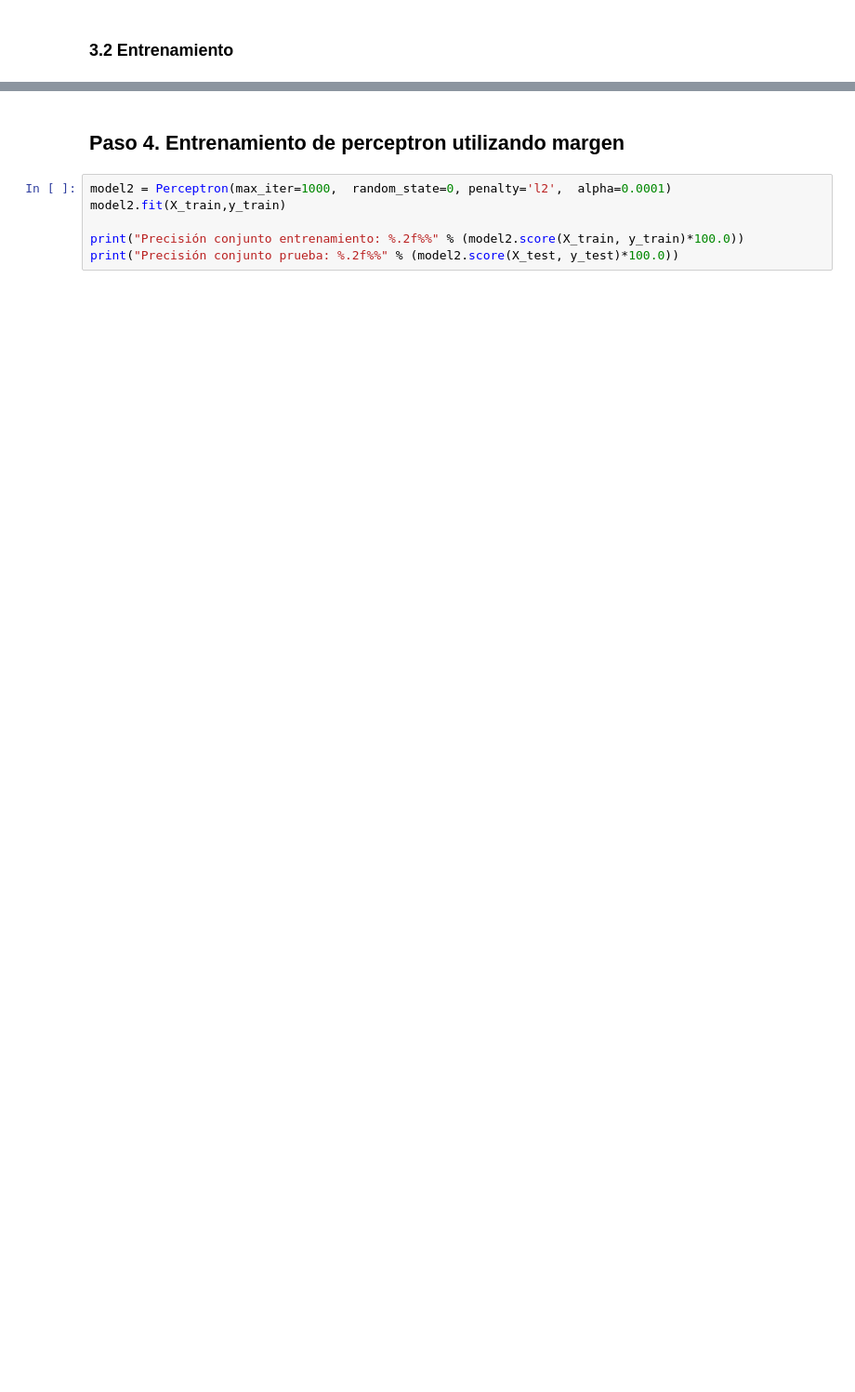
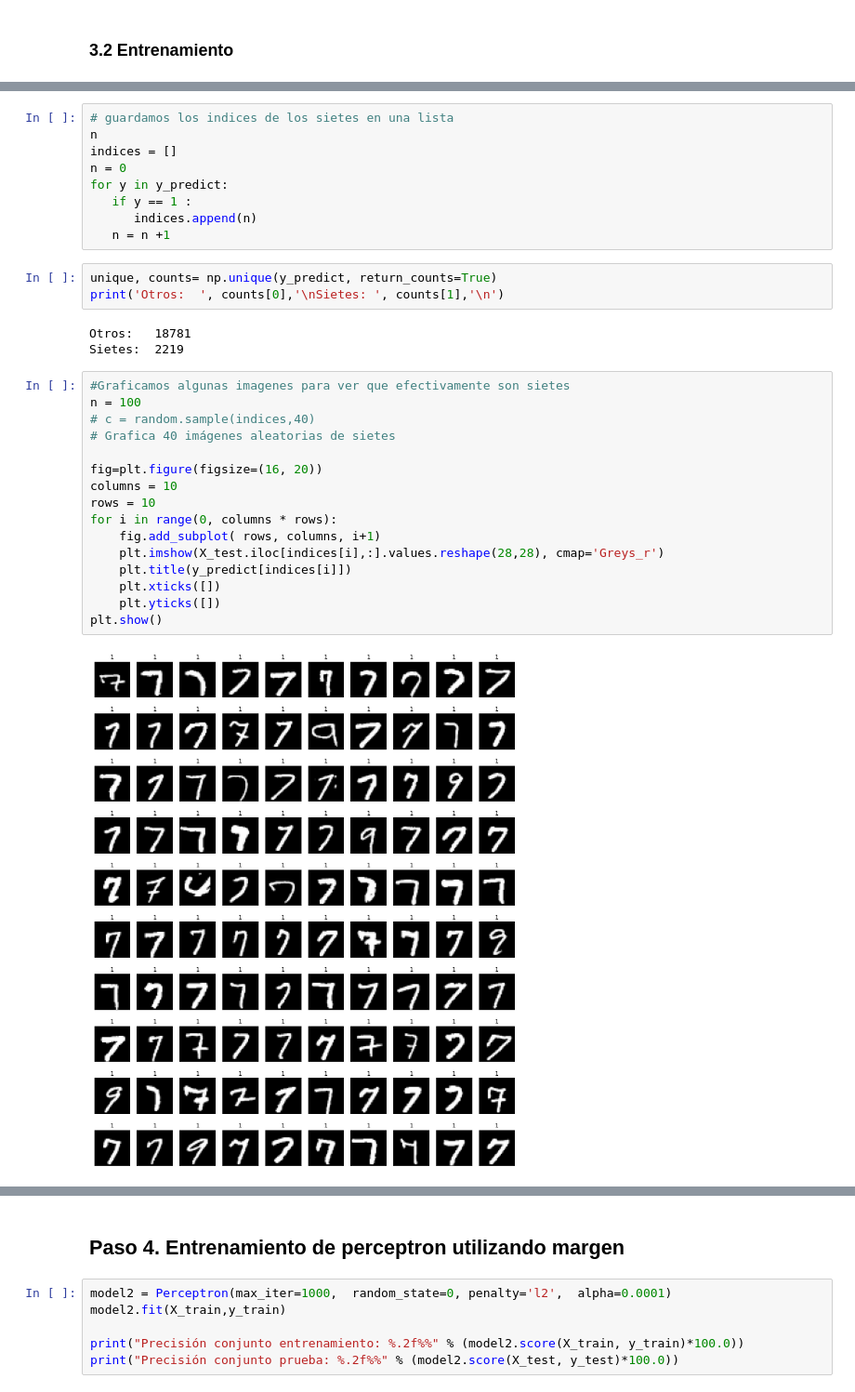
Before and after one commit to Chanito/mlbourbaki, a Jupyter notebook: PerceptronClasificadorImagenesDigitos.ipynb, the cells around one changed output, grey strips where cells are left out. Shown: that part at 93% size. Drawn from its saved outputs; the diff is of its cells as text; blank space fills up the shorter version.

```diff
--- a/PerceptronClasificadorImagenesDigitos.ipynb
+++ b/PerceptronClasificadorImagenesDigitos.ipynb
@@ -267,0 +209,33 @@ plt.show()
+# %%
+# guardamos los indices de los sietes en una lista
+n
+indices = []
+n = 0
+for y in y_predict:
+   if y == 1 :
+      indices.append(n)
+   n = n +1
+# %%
+unique, counts= np.unique(y_predict, return_counts=True)
+print('Otros:  ', counts[0],'\nSietes: ', counts[1],'\n')
+# %% [output]
+Otros:   18781
+Sietes:  2219
+# %%
+#Graficamos algunas imagenes para ver que efectivamente son sietes
+n = 100
+# c = random.sample(indices,40)
+# Grafica 40 imágenes aleatorias de sietes
+
+fig=plt.figure(figsize=(16, 20))
+columns = 10
+rows = 10
+for i in range(0, columns * rows):
+    fig.add_subplot( rows, columns, i+1)
+    plt.imshow(X_test.iloc[indices[i],:].values.reshape(28,28), cmap='Greys_r')
+    plt.title(y_predict[indices[i]])
+    plt.xticks([])
+    plt.yticks([])
+plt.show()
+# %% [output]
+[figure, added]
```
Also changed, not shown: parts of 48 cells of this notebook.
